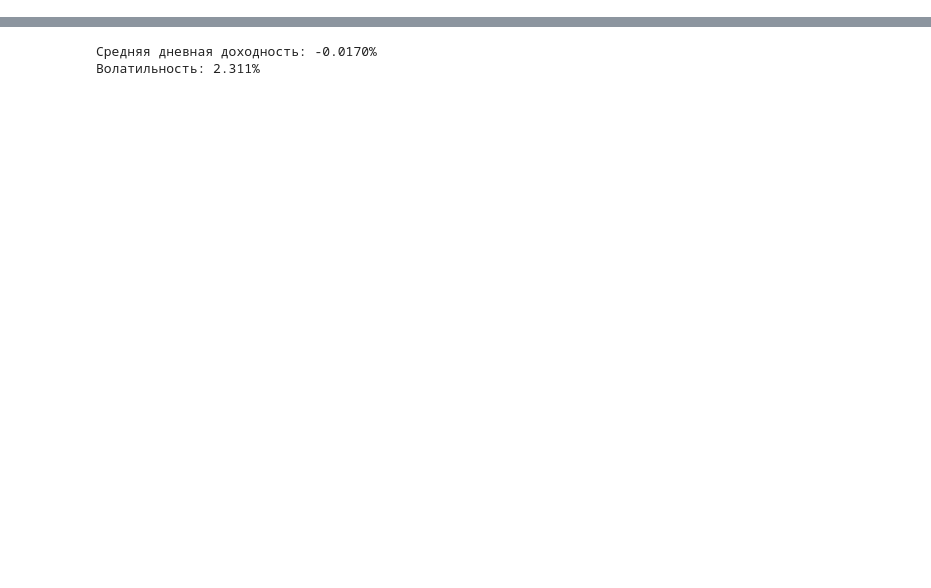
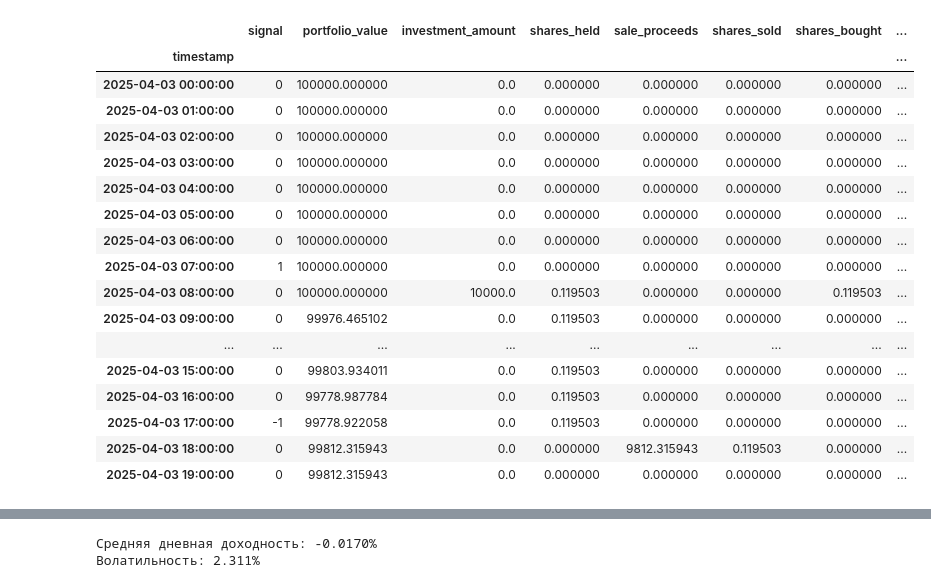
Before and after one commit to AESoldatov/TradingBot, a Jupyter notebook: BackTesting1.ipynb, the cells around one changed output, grey strips where cells are left out. Drawn from its saved outputs; the diff is of its cells as text; code cells hidden in the pictures; blank space fills up the shorter version.

```diff
--- a/BackTesting1.ipynb
+++ b/BackTesting1.ipynb
@@ -45,0 +47,96 @@ plt.show()
+# %%
+portfolio = pd.DataFrame(data=data['signal'], index=data.index)
+
+initial_portfolio_value = 100000
+buy_percentage = 0.1
+buy_mask = data['signal'].shift(1).fillna(0) == 1
+sell_mask = data['signal'].shift(1).fillna(0) == -1
+
+portfolio['portfolio_value'] = initial_portfolio_value
+portfolio['investment_amount'] = 0
+portfolio['shares_held'] = 0
+portfolio['sale_proceeds'] = 0
+portfolio['shares_sold'] = 0
+
+# Шаг 1. Расчёт покупок
+portfolio['investment_amount'] = np.where(
+    buy_mask,
+    portfolio['portfolio_value'].shift(1).fillna(initial_portfolio_value) * buy_percentage,
+    0
+)
+portfolio['shares_bought'] = np.where(
+    buy_mask,
+    portfolio['investment_amount'] / data['close'],
+    0
+)
+
+cumulative_bought = portfolio['shares_bought'].cumsum()
+# Общее количество проданных акций (кумулятивно)
+# cumulative_sold = portfolio['shares_sold'].cumsum()
+# portfolio['cumulative_sold'] = cumulative_sold
+# # Текущее количество акций на руках
+# portfolio['shares_held'] = cumulative_bought - cumulative_sold
+
+# Шаг 2. Расчёт продаж
+portfolio['shares_sold'] = np.where(
+    sell_mask,
+    cumulative_bought.shift(1).fillna(0),
+    0
+)
+# Выручка от продажи
+portfolio['sale_proceeds'] = np.where(
+    sell_mask,
+    portfolio['shares_sold'] * data['close'],
+    0
+)
+
+# Общее количество купленных акций (кумулятивно)
+cumulative_bought = portfolio['shares_bought'].cumsum()
+portfolio['cumulative_bought'] = cumulative_bought
+# Общее количество проданных акций (кумулятивно)
+cumulative_sold = portfolio['shares_sold'].cumsum()
+portfolio['cumulative_sold'] = cumulative_sold
+# Текущее количество акций на руках
+portfolio['shares_held'] = cumulative_bought - cumulative_sold
+#
+# Шаг 4. Расчёт денежных средств
+# Деньги от продаж (кумулятивно)
+total_sale_proceeds = portfolio['sale_proceeds'].cumsum()
+# Деньги, потраченные на покупки (кумулятивно)
+total_investments = portfolio['investment_amount'].cumsum()
+#
+# Денежный баланс: начальная сумма + продажи − покупки
+portfolio['cash_balance'] = (
+    initial_portfolio_value +
+    total_sale_proceeds -
+    total_investments
+)
+
+# Шаг 5. Расчёт стоимости портфеля
+# Стоимость акций на текущем шаге
+portfolio['stock_value'] = portfolio['shares_held'] * data['close']
+# Итоговая стоимость портфеля: деньги + акции
+portfolio['portfolio_value'] = portfolio['cash_balance'] + portfolio['stock_value']
+
+portfolio['2025-04-03': '2025-04-15'].head(20)
+#portfolio['2025-03-29': '2025-04-15'].head(20)
+#portfolio['2025-04-06': '2025-09-15'].head(20)
+# %% [output]
+|  | signal | portfolio_value | investment_amount | shares_held | sale_proceeds | shares_sold | shares_bought | ... |
+| timestamp |  |  |  |  |  |  |  | ... |
+| 2025-04-03 00:00:00 | 0 | 100000.000000 | 0.0 | 0.000000 | 0.000000 | 0.000000 | 0.000000 | ... |
+| 2025-04-03 01:00:00 | 0 | 100000.000000 | 0.0 | 0.000000 | 0.000000 | 0.000000 | 0.000000 | ... |
+| 2025-04-03 02:00:00 | 0 | 100000.000000 | 0.0 | 0.000000 | 0.000000 | 0.000000 | 0.000000 | ... |
+| 2025-04-03 03:00:00 | 0 | 100000.000000 | 0.0 | 0.000000 | 0.000000 | 0.000000 | 0.000000 | ... |
+| 2025-04-03 04:00:00 | 0 | 100000.000000 | 0.0 | 0.000000 | 0.000000 | 0.000000 | 0.000000 | ... |
+| 2025-04-03 05:00:00 | 0 | 100000.000000 | 0.0 | 0.000000 | 0.000000 | 0.000000 | 0.000000 | ... |
+| 2025-04-03 06:00:00 | 0 | 100000.000000 | 0.0 | 0.000000 | 0.000000 | 0.000000 | 0.000000 | ... |
+| 2025-04-03 07:00:00 | 1 | 100000.000000 | 0.0 | 0.000000 | 0.000000 | 0.000000 | 0.000000 | ... |
+| 2025-04-03 08:00:00 | 0 | 100000.000000 | 10000.0 | 0.119503 | 0.000000 | 0.000000 | 0.119503 | ... |
+| 2025-04-03 09:00:00 | 0 | 99976.465102 | 0.0 | 0.119503 | 0.000000 | 0.000000 | 0.000000 | ... |
+| ... | ... | ... | ... | ... | ... | ... | ... | ... |
+| 2025-04-03 15:00:00 | 0 | 99803.934011 | 0.0 | 0.119503 | 0.000000 | 0.000000 | 0.000000 | ... |
+| 2025-04-03 16:00:00 | 0 | 99778.987784 | 0.0 | 0.119503 | 0.000000 | 0.000000 | 0.000000 | ... |
+| 2025-04-03 17:00:00 | -1 | 99778.922058 | 0.0 | 0.119503 | 0.000000 | 0.000000 | 0.000000 | ... |
+| 2025-04-03 18:00:00 | 0 | 99812.315943 | 0.0 | 0.000000 | 9812.315943 | 0.119503 | 0.000000 | ... |
+| 2025-04-03 19:00:00 | 0 | 99812.315943 | 0.0 | 0.000000 | 0.000000 | 0.000000 | 0.000000 | ... |
```
Also changed, not shown: parts of 6 cells of this notebook.
